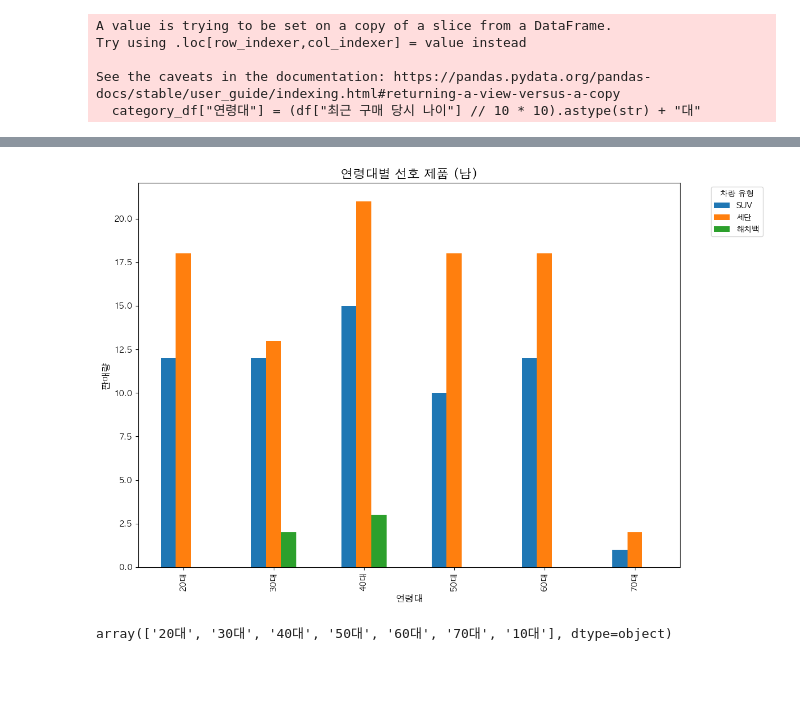
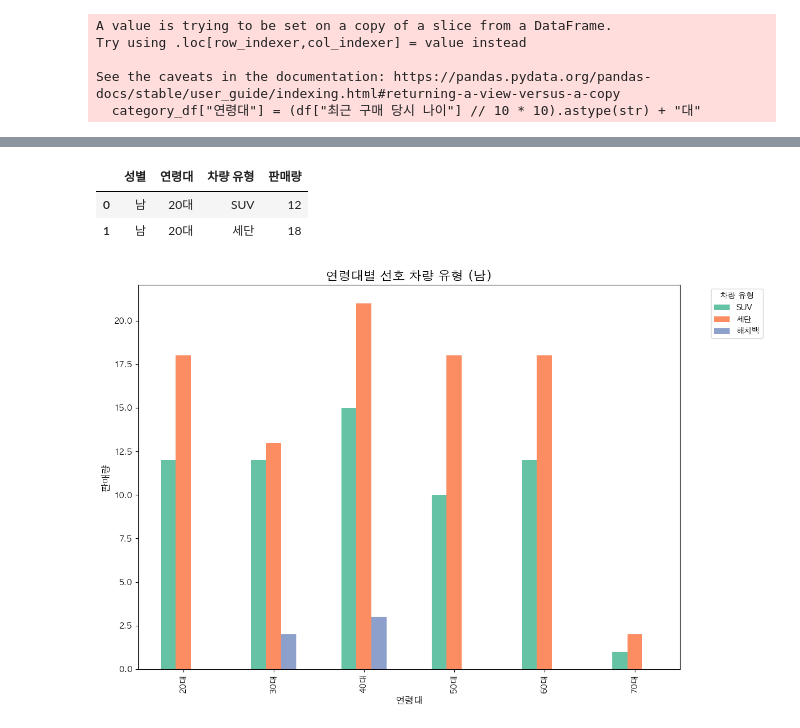
Before and after one commit to codekookiz/mini-project-1, a Jupyter notebook: data_analysis/category_gender.ipynb, the cells around one changed output, grey strips where cells are left out. Drawn from its saved outputs; the diff is of its cells as text; code cells hidden in the pictures; blank space fills up the shorter version.

```diff
--- a/data_analysis/category_gender.ipynb
+++ b/data_analysis/category_gender.ipynb
@@ -61,5 +61,8 @@ Try using .loc[row_indexer,col_indexer] = value instead
 
 See the caveats in the documentation: https://pandas.pydata.org/pandas-docs/stable/user_guide/indexing.html#returning-a-view-versus-a-copy
   category_df["연령대"] = (df["최근 구매 당시 나이"] // 10 * 10).astype(str) + "대"
+# %%
+# 필요 없는 컬럼 삭제
+category_df=category_df.drop(columns=["최근 구매 당시 나이"])
 # %%
-result=category_df.groupby(["성별","연령대","차량 유형"])[["차량 사이즈"]].count().reset_index()
+type_df=category_df.groupby(["성별","연령대","차량 유형"])[["최근 거래 금액"]].count().reset_index()
@@ -102,23 +69,36 @@ plt.show()
+# %%
+type_df=type_df.rename(columns={"최근 거래 금액":"판매량"})
+# %%
+type_df.head(2)
+# %% [output]
+|  | 성별 | 연령대 | 차량 유형 | 판매량 |
+| 0 | 남 | 20대 | SUV | 12 |
+| 1 | 남 | 20대 | 세단 | 18 |
+# %%
+type_man=type_df[type_df["성별"]=="남"]
 # %%
 # 연령대와 제품별 판매량 합산
-df_pivot = result_man.pivot_table(index='연령대', columns='차량 유형', values='판매량', aggfunc='sum', fill_value=0)
+df_pivot = type_man.pivot_table(index='연령대', columns='차량 유형', values='판매량', aggfunc='sum', fill_value=0)
 
-# 스택형 막대 그래프 그리기
-ax = df_pivot.plot(kind='bar', figsize=(12, 8))
+# 색상 설정 (Seaborn 팔레트 사용)
+colors = sb.color_palette("Set2", n_colors=len(df_pivot.columns))
+
+# 스택형 막대 그래프 그리기 (색상 적용)
+ax = df_pivot.plot(kind='bar', figsize=(12, 8), color=colors)  # color=colors 추가
 
 # 그래프 제목과 레이블 설정
-ax.set_title('연령대별 선호 제품 (남)', fontsize=16)
+ax.set_title('연령대별 선호 차량 유형 (남)', fontsize=16)
 ax.set_xlabel('연령대', fontsize=12)
 ax.set_ylabel('판매량', fontsize=12)
 
 # 범례 설정
 plt.legend(title='차량 유형', bbox_to_anchor=(1.05, 1), loc='upper left')
 
 # 그래프 표시
 plt.tight_layout()
 plt.show()
 # %% [output]
-[figure, old version]
+[figure, new version]
 # %%
 # 전반적으로 세단 선호도가 두드러짐
 # 30대가 되면서 세단 선호도가 약간 주춤하는 경향
@@ -140,4 +108,0 @@ matplotlib.rcParams['axes.unicode_minus'] = False  # 마이너스 기호 깨짐
-# %%
-result["연령대"].unique()
-# %% [output]
-array(['20대', '30대', '40대', '50대', '60대', '70대', '10대'], dtype=object)
```
Also changed, not shown: parts of 23 cells of this notebook.
